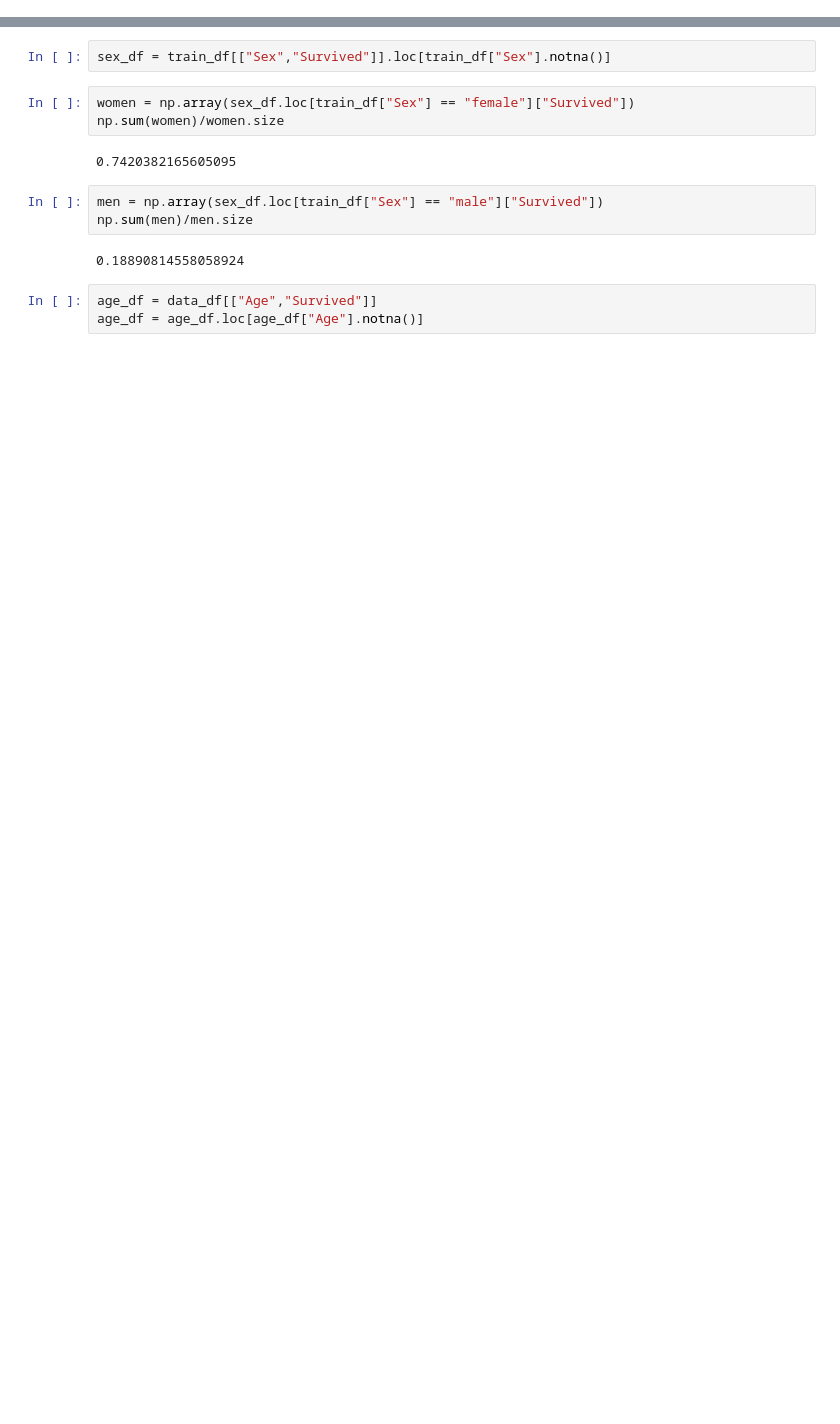
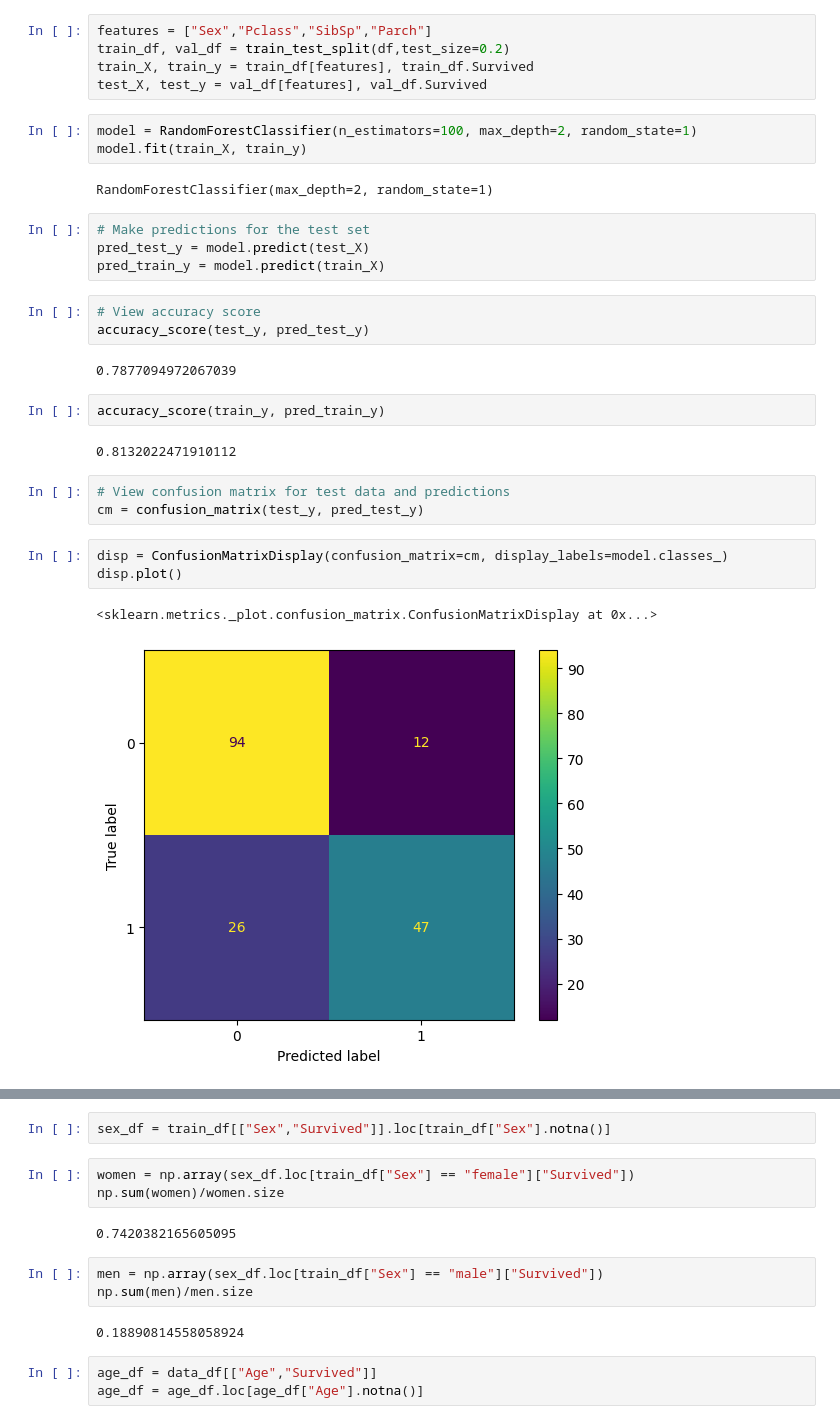
Before and after one commit to tirelt/cpp, a Jupyter notebook: Kaggle/Titanic/sandbox/Untitled.ipynb, the cells around one changed output, grey strips where cells are left out. Drawn from its saved outputs; the diff is of its cells as text; blank space fills up the shorter version.

Commit message:
random forrest python

```diff
--- a/Kaggle/Titanic/sandbox/Untitled.ipynb
+++ b/Kaggle/Titanic/sandbox/Untitled.ipynb
@@ -22,0 +44,32 @@ train_df
+# %%
+features = ["Sex","Pclass","SibSp","Parch"]
+train_df, val_df = train_test_split(df,test_size=0.2)
+train_X, train_y = train_df[features], train_df.Survived
+test_X, test_y = val_df[features], val_df.Survived
+# %%
+model = RandomForestClassifier(n_estimators=100, max_depth=2, random_state=1)
+model.fit(train_X, train_y)
+# %% [output]
+RandomForestClassifier(max_depth=2, random_state=1)
+# %%
+# Make predictions for the test set
+pred_test_y = model.predict(test_X)
+pred_train_y = model.predict(train_X)
+# %%
+# View accuracy score
+accuracy_score(test_y, pred_test_y)
+# %% [output]
+0.7877094972067039
+# %%
+accuracy_score(train_y, pred_train_y)
+# %% [output]
+0.8132022471910112
+# %%
+# View confusion matrix for test data and predictions
+cm = confusion_matrix(test_y, pred_test_y)
+# %%
+disp = ConfusionMatrixDisplay(confusion_matrix=cm, display_labels=model.classes_)
+disp.plot()
+# %% [output]
+<sklearn.metrics._plot.confusion_matrix.ConfusionMatrixDisplay at 0x...>
+[figure, added]
```
Also changed, not shown: parts of 12 cells of this notebook, 3 other files.
